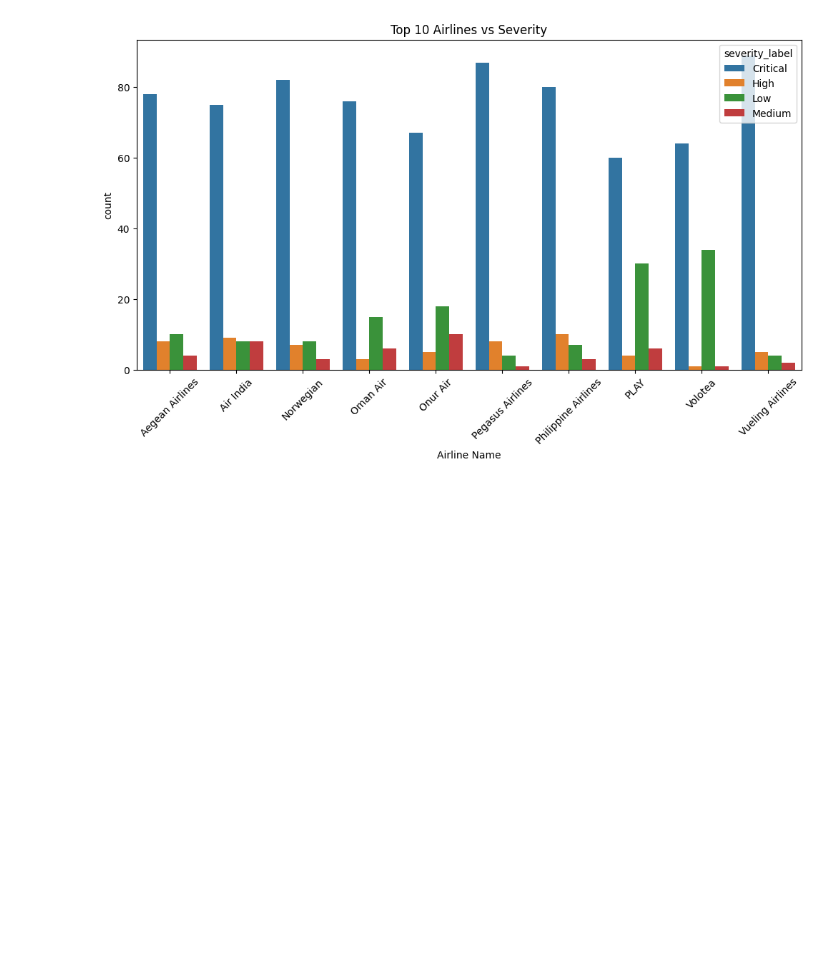
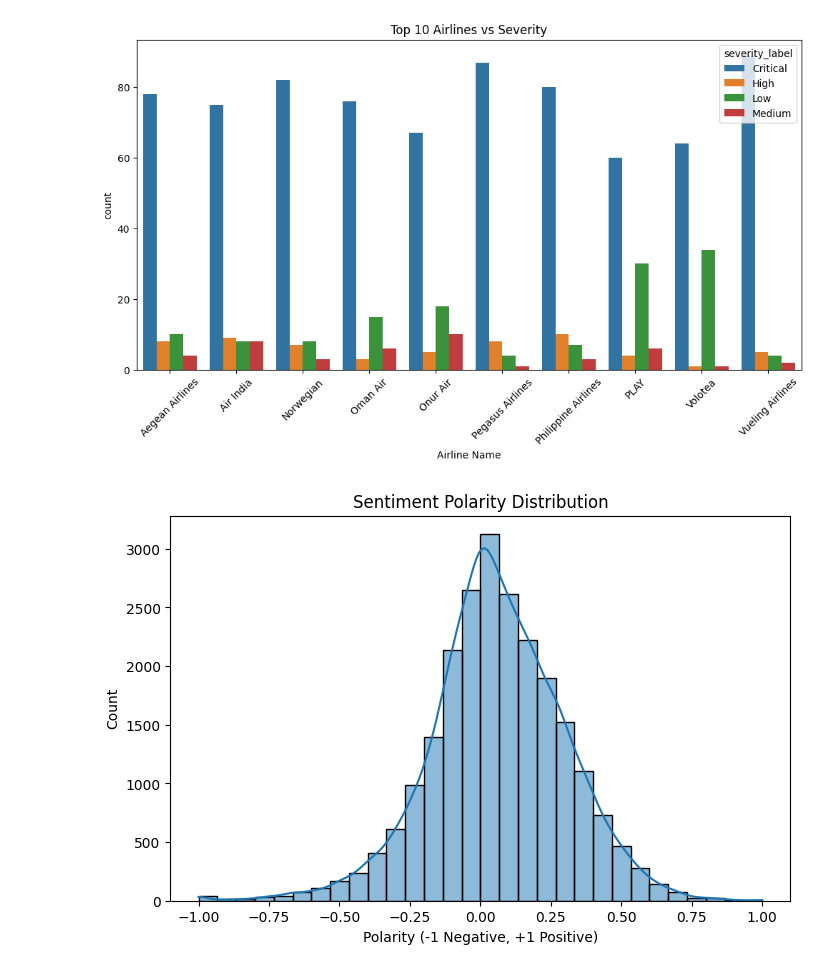
Before and after one commit to manojshanmugaprasad/Final-Project---AI-Based-Airline-Complaint-Severity-Detection-Service-Risk-Classification-System, a Jupyter notebook: eda.ipynb, the cells around one changed output. Cells and saved outputs as stored; diff of their text form; code cells hidden in the pictures; blank space fills up the shorter version.

```diff
--- a/eda.ipynb
+++ b/eda.ipynb
@@ -96,3 +96,25 @@ plt.title("Top 10 Airlines vs Severity")
 plt.show()
 # %% [output]
 [figure]
+# %%
+import pandas as pd
+
+df = pd.read_csv("D:/AI-Based Airline Complaint Severity Detection & Service Risk Classification System/venv/Scripts/data/processed/labeled_data.csv")  # update path
+# %%
+from textblob import TextBlob
+
+df["sentiment_polarity"] = df["clean_text"].apply(
+    lambda x: TextBlob(str(x)).sentiment.polarity
+)
+# %%
+import matplotlib.pyplot as plt
+import seaborn as sns
+
+plt.figure(figsize=(8,5))
+sns.histplot(df["sentiment_polarity"], bins=30, kde=True)
+plt.title("Sentiment Polarity Distribution")
+plt.xlabel("Polarity (-1 Negative, +1 Positive)")
+plt.ylabel("Count")
+plt.show()
+# %% [output]
+[figure, added]
```
Also changed, not shown: parts of 4 cells of this notebook.
